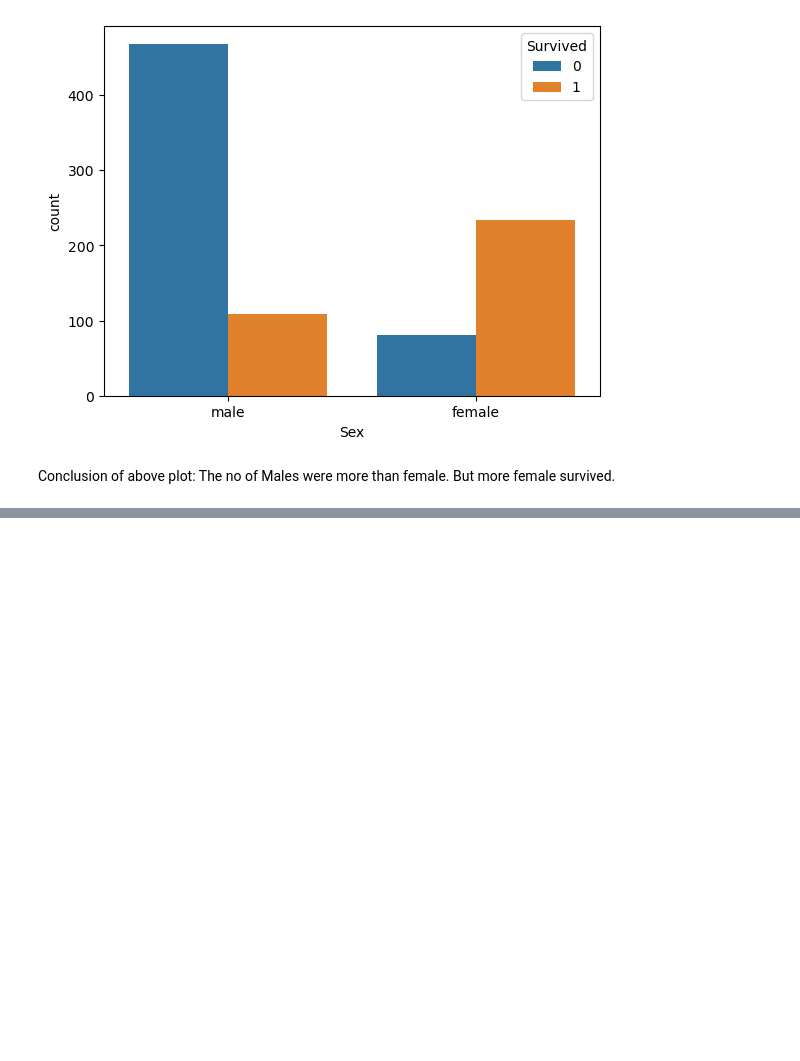
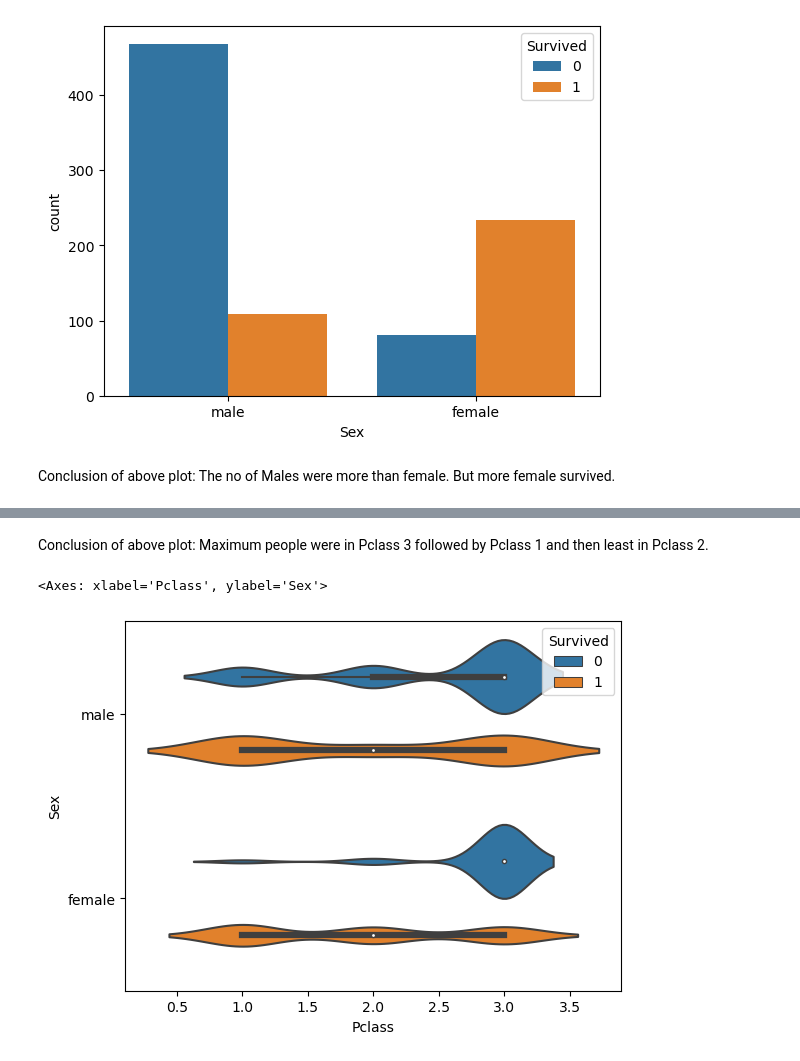
Before and after one commit to IBokiy/ML, a Jupyter notebook: Untitled2.ipynb, the cells around one changed output, grey strips where cells are left out. Saved outputs shown, nothing was run; the diff lists cells and outputs as text; code cells hidden in the pictures; blank space fills up the shorter version.

```diff
--- a/Untitled2.ipynb
+++ b/Untitled2.ipynb
@@ -132,0 +152,7 @@ Conclusion of above plot: The no of Males were more than female. But more female
+# %% [markdown]
+Conclusion of above plot: Maximum people were in Pclass 3 followed by Pclass 1 and then least in Pclass 2.
+# %%
+sns.violinplot(x='Pclass',y='Sex',hue='Survived',data=titanic)
+# %% [output]
+<Axes: xlabel='Pclass', ylabel='Sex'>
+[figure, added]
```
Also changed, not shown: parts of 12 cells of this notebook.
